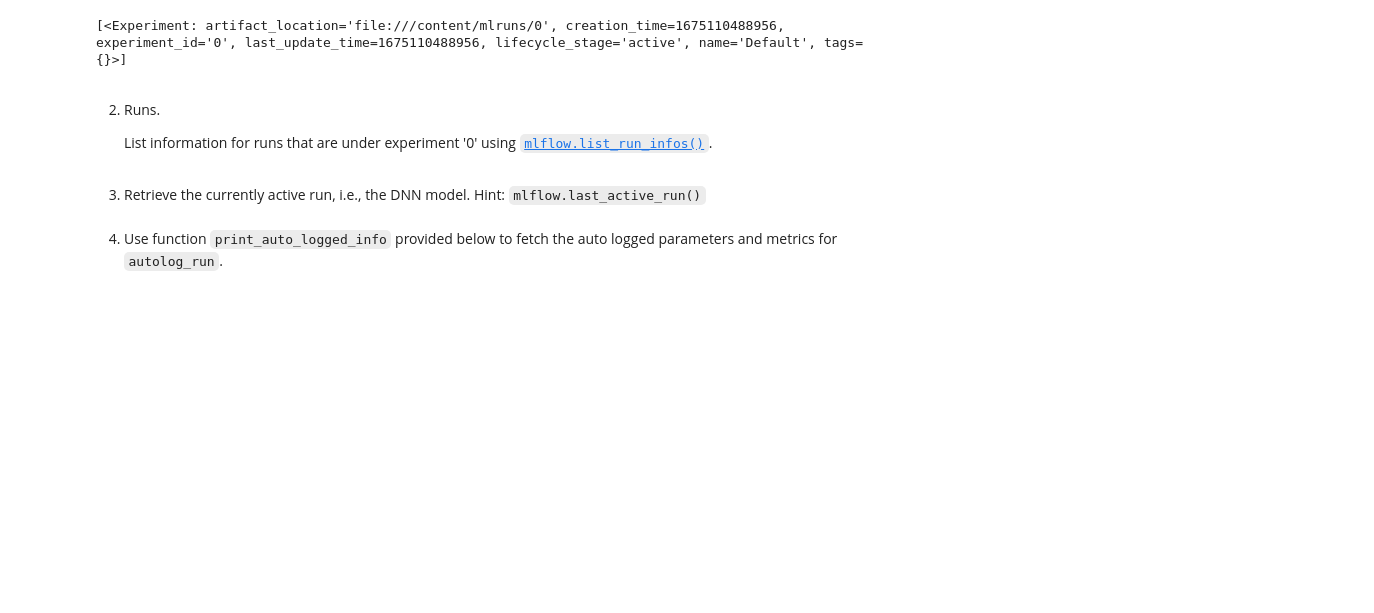
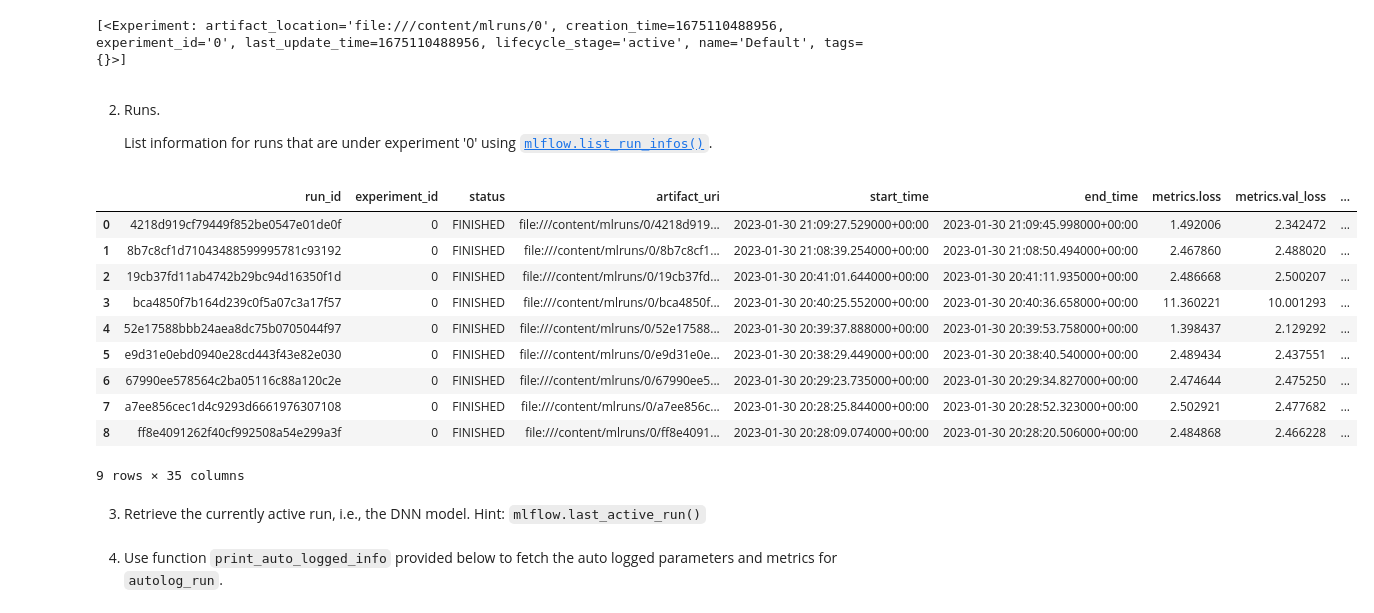
Before and after one commit to patrickmgebhard/MLE-11, a Jupyter notebook: assignments/week-07-intro-dl/nb/fuel_efficiency.ipynb, the cells around one changed output. Saved outputs shown, nothing was run; the diff lists cells and outputs as text; code cells hidden in the pictures; blank space fills up the shorter version.

```diff
--- a/assignments/week-07-intro-dl/nb/fuel_efficiency.ipynb
+++ b/assignments/week-07-intro-dl/nb/fuel_efficiency.ipynb
@@ -596,2 +593,16 @@ client.search_experiments()
+# %%
+mlflow.search_runs(experiment_ids=['0'])
+# %% [output]
+|  | run_id | experiment_id | status | artifact_uri | start_time | end_time | metrics.loss | metrics.val_loss | ... |
+| 0 | 4218d919cf79449f852be0547e01de0f | 0 | FINISHED | file:///content/mlruns/0/4218d919... | 2023-01-30 21:09:27.529000+00:00 | 2023-01-30 21:09:45.998000+00:00 | 1.492006 | 2.342472 | ... |
+| 1 | 8b7c8cf1d71043488599995781c93192 | 0 | FINISHED | file:///content/mlruns/0/8b7c8cf1... | 2023-01-30 21:08:39.254000+00:00 | 2023-01-30 21:08:50.494000+00:00 | 2.467860 | 2.488020 | ... |
+| 2 | 19cb37fd11ab4742b29bc94d16350f1d | 0 | FINISHED | file:///content/mlruns/0/19cb37fd... | 2023-01-30 20:41:01.644000+00:00 | 2023-01-30 20:41:11.935000+00:00 | 2.486668 | 2.500207 | ... |
+| 3 | bca4850f7b164d239c0f5a07c3a17f57 | 0 | FINISHED | file:///content/mlruns/0/bca4850f... | 2023-01-30 20:40:25.552000+00:00 | 2023-01-30 20:40:36.658000+00:00 | 11.360221 | 10.001293 | ... |
+| 4 | 52e17588bbb24aea8dc75b0705044f97 | 0 | FINISHED | file:///content/mlruns/0/52e17588... | 2023-01-30 20:39:37.888000+00:00 | 2023-01-30 20:39:53.758000+00:00 | 1.398437 | 2.129292 | ... |
+| 5 | e9d31e0ebd0940e28cd443f43e82e030 | 0 | FINISHED | file:///content/mlruns/0/e9d31e0e... | 2023-01-30 20:38:29.449000+00:00 | 2023-01-30 20:38:40.540000+00:00 | 2.489434 | 2.437551 | ... |
+| 6 | 67990ee578564c2ba05116c88a120c2e | 0 | FINISHED | file:///content/mlruns/0/67990ee5... | 2023-01-30 20:29:23.735000+00:00 | 2023-01-30 20:29:34.827000+00:00 | 2.474644 | 2.475250 | ... |
+| 7 | a7ee856cec1d4c9293d6661976307108 | 0 | FINISHED | file:///content/mlruns/0/a7ee856c... | 2023-01-30 20:28:25.844000+00:00 | 2023-01-30 20:28:52.323000+00:00 | 2.502921 | 2.477682 | ... |
+| 8 | ff8e4091262f40cf992508a54e299a3f | 0 | FINISHED | file:///content/mlruns/0/ff8e4091... | 2023-01-30 20:28:09.074000+00:00 | 2023-01-30 20:28:20.506000+00:00 | 2.484868 | 2.466228 | ... |
+9 rows × 35 columns
 # %% [markdown]
 3. Retrieve the currently active run, i.e., the DNN model. Hint: `mlflow.last_active_run()`
```
Also changed, not shown: parts of 13 cells of this notebook.
